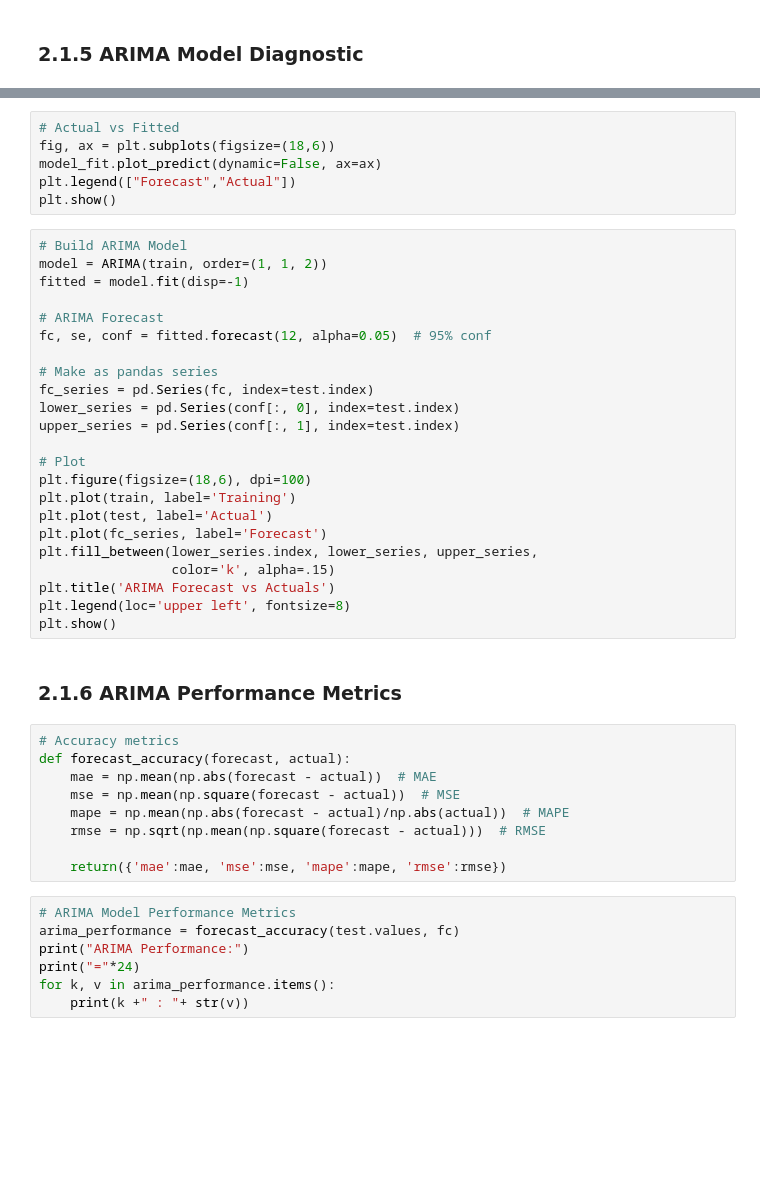
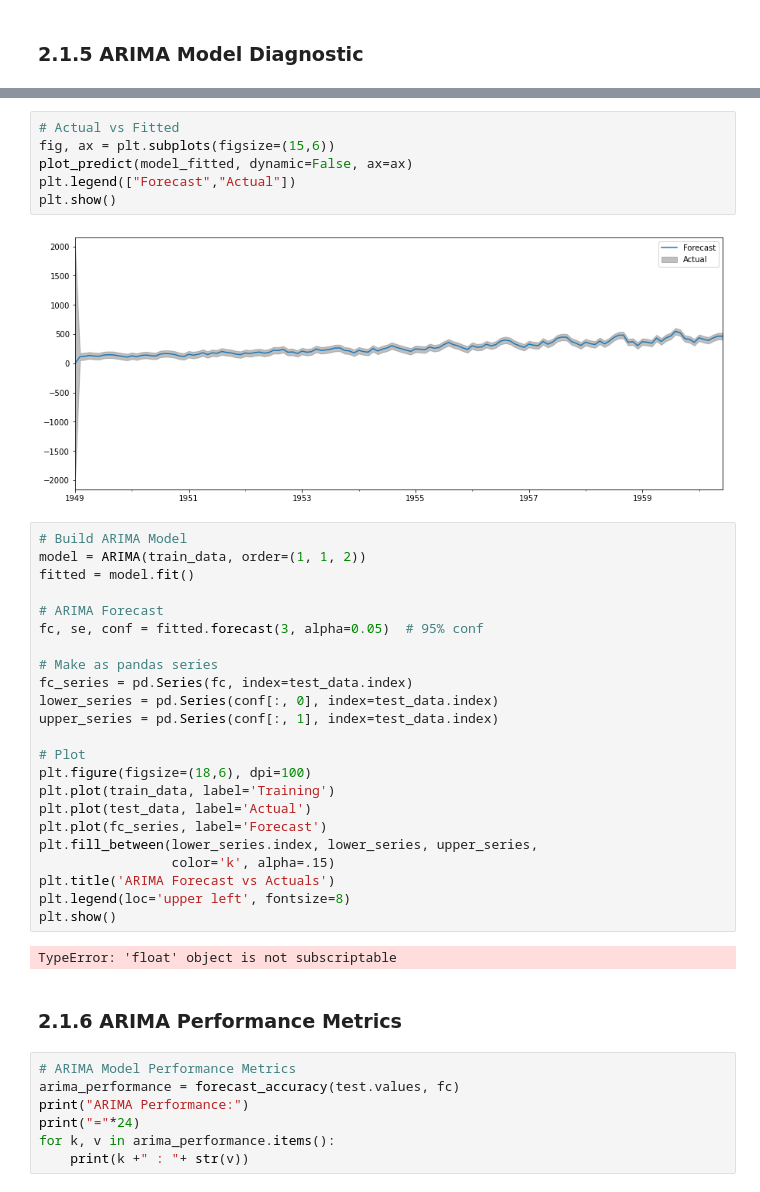
Before and after one commit to PabloJRW/Air-Passengers-Forecasting, a Jupyter notebook: notebooks/1.1 ARIMA_model.ipynb, the cells around one changed output, grey strips where cells are left out. Cells and saved outputs as stored; diff of their text form; blank space fills up the shorter version.

```diff
--- a/notebooks/1.1 ARIMA_model.ipynb
+++ b/notebooks/1.1 ARIMA_model.ipynb
@@ -15,43 +70,38 @@ plt.show()
 # %%
 # Actual vs Fitted
-fig, ax = plt.subplots(figsize=(18,6))
-model_fit.plot_predict(dynamic=False, ax=ax)
+fig, ax = plt.subplots(figsize=(15,6))
+plot_predict(model_fitted, dynamic=False, ax=ax)
 plt.legend(["Forecast","Actual"])
 plt.show()
+# %% [output]
+[figure, added]
 # %%
 # Build ARIMA Model
-model = ARIMA(train, order=(1, 1, 2))
-fitted = model.fit(disp=-1)
+model = ARIMA(train_data, order=(1, 1, 2))
+fitted = model.fit()
 
 # ARIMA Forecast
-fc, se, conf = fitted.forecast(12, alpha=0.05)  # 95% conf
+fc, se, conf = fitted.forecast(3, alpha=0.05)  # 95% conf
 
 # Make as pandas series
-fc_series = pd.Series(fc, index=test.index)
-lower_series = pd.Series(conf[:, 0], index=test.index)
-upper_series = pd.Series(conf[:, 1], index=test.index)
+fc_series = pd.Series(fc, index=test_data.index)
+lower_series = pd.Series(conf[:, 0], index=test_data.index)
+upper_series = pd.Series(conf[:, 1], index=test_data.index)
 
 # Plot
 plt.figure(figsize=(18,6), dpi=100)
-plt.plot(train, label='Training')
-plt.plot(test, label='Actual')
+plt.plot(train_data, label='Training')
+plt.plot(test_data, label='Actual')
 plt.plot(fc_series, label='Forecast')
 plt.fill_between(lower_series.index, lower_series, upper_series,
                  color='k', alpha=.15)
 plt.title('ARIMA Forecast vs Actuals')
 plt.legend(loc='upper left', fontsize=8)
 plt.show()
+# %% [output]
+TypeError: 'float' object is not subscriptable
 # %% [markdown]
 ### 2.1.6 ARIMA Performance Metrics
-# %%
-# Accuracy metrics
-def forecast_accuracy(forecast, actual):
-    mae = np.mean(np.abs(forecast - actual))  # MAE
-    mse = np.mean(np.square(forecast - actual))  # MSE
-    mape = np.mean(np.abs(forecast - actual)/np.abs(actual))  # MAPE
-    rmse = np.sqrt(np.mean(np.square(forecast - actual)))  # RMSE
-
-    return({'mae':mae, 'mse':mse, 'mape':mape, 'rmse':rmse})
 # %%
 # ARIMA Model Performance Metrics
 arima_performance = forecast_accuracy(test.values, fc)
```
Also changed, not shown: parts of 5 cells of this notebook, 7 other files.
